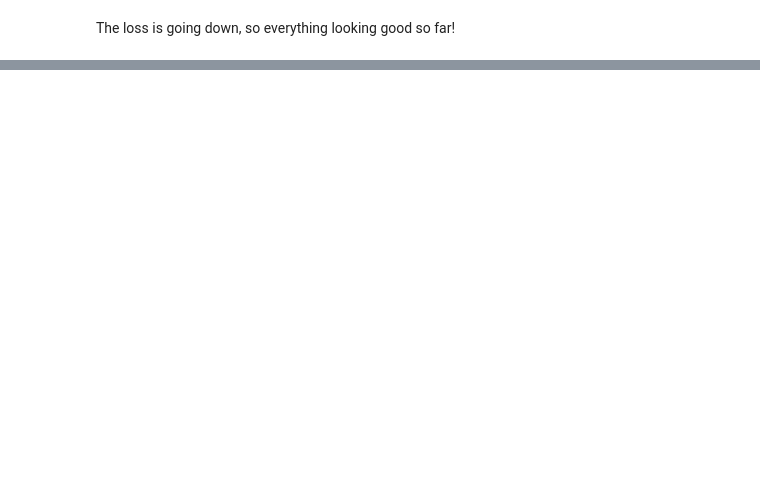
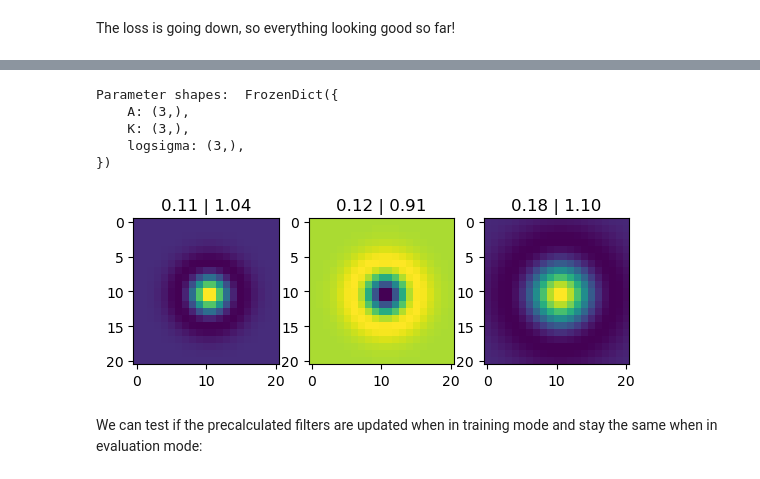
Before and after one commit to Jorgvt/fxlayers, a Jupyter notebook: Notebooks/00_layers.ipynb, the cells around one changed output, grey strips where cells are left out. Saved outputs shown, nothing was run; the diff lists cells and outputs as text; code cells hidden in the pictures; blank space fills up the shorter version.

Commit message:
:sparkles: :bug: Added center surround and fixed gaussian normalization.

```diff
--- a/Notebooks/00_layers.ipynb
+++ b/Notebooks/00_layers.ipynb
@@ -123,7 +127,7 @@ class GaussianLayer(nn.Module):
     @staticmethod
     def gaussian(x, y, xmean, ymean, sigma, A=1, normalize_prob=True):
         # A_norm = 1/(2*jnp.pi*sigma) if normalize_prob else 1.
-        A_norm = jnp.where(normalize_prob, 1/(2*jnp.pi*sigma), 1.)
+        A_norm = jnp.where(normalize_prob, 1/(2*jnp.pi*sigma**2), 1.)
         return A*A_norm*jnp.exp(-((x-xmean)**2 + (y-ymean)**2)/(2*sigma**2))
 
     def return_kernel(self, params, c_in):
@@ -527,0 +623,7 @@ The loss is going down, so everything looking good so far!
+# %%
+key1, key2 = random.split(random.PRNGKey(0), 2)
+x = random.normal(key1, shape=(28,28,3))
+model = CenterSurroundLogSigma(features=1, kernel_size=21, fs=21)
+variables = model.init(key2, x)
+state, params = variables.pop("params")
+print("Parameter shapes: ", jax.tree_util.tree_map(lambda x: x.shape, params))
@@ -527,0 +636,9 @@ The loss is going down, so everything looking good so far!
+# %%
+#| eval: false
+import matplotlib.pyplot as plt
+kernel = model.return_kernel({"params": params}, c_in=3)
+fig, axes = plt.subplots(1, 3)
+for k, sigma, sigma2, ax in zip(rearrange(kernel, "kx ky cin cout -> (cin cout) kx ky"), jnp.exp(params["logsigma"]), jnp.exp(params["logsigma2"]), axes):
+    ax.imshow(k)
+    ax.set_title(f"{sigma:.2f} | {sigma2:.2f}")
+plt.show()
@@ -527,0 +736,26 @@ The loss is going down, so everything looking good so far!
+# %%
+key1, key2 = random.split(random.PRNGKey(0), 2)
+x = random.normal(key1, shape=(28,28,3))
+model = CenterSurroundLogSigmaK(features=1, kernel_size=21, fs=21)
+variables = model.init(key2, x)
+state, params = variables.pop("params")
+print("Parameter shapes: ", jax.tree_util.tree_map(lambda x: x.shape, params))
+# %% [output]
+Parameter shapes:  FrozenDict({
+    A: (3,),
+    K: (3,),
+    logsigma: (3,),
+})
+# %%
+#| eval: false
+import matplotlib.pyplot as plt
+kernel = model.return_kernel({"params": params}, c_in=3)
+fig, axes = plt.subplots(1, 3)
+for k, sigma, K, ax in zip(rearrange(kernel, "kx ky cin cout -> (cin cout) kx ky"), jnp.exp(params["logsigma"]), params["K"], axes):
+    ax.imshow(k)
+    ax.set_title(f"{sigma:.2f} | {K:.2f}")
+plt.show()
+# %% [output]
+[figure, added]
+# %% [markdown]
+We can test if the precalculated filters are updated when in training mode and stay the same when in evaluation mode:
```
Also changed, not shown: parts of 20 cells of this notebook, 2 other files.
